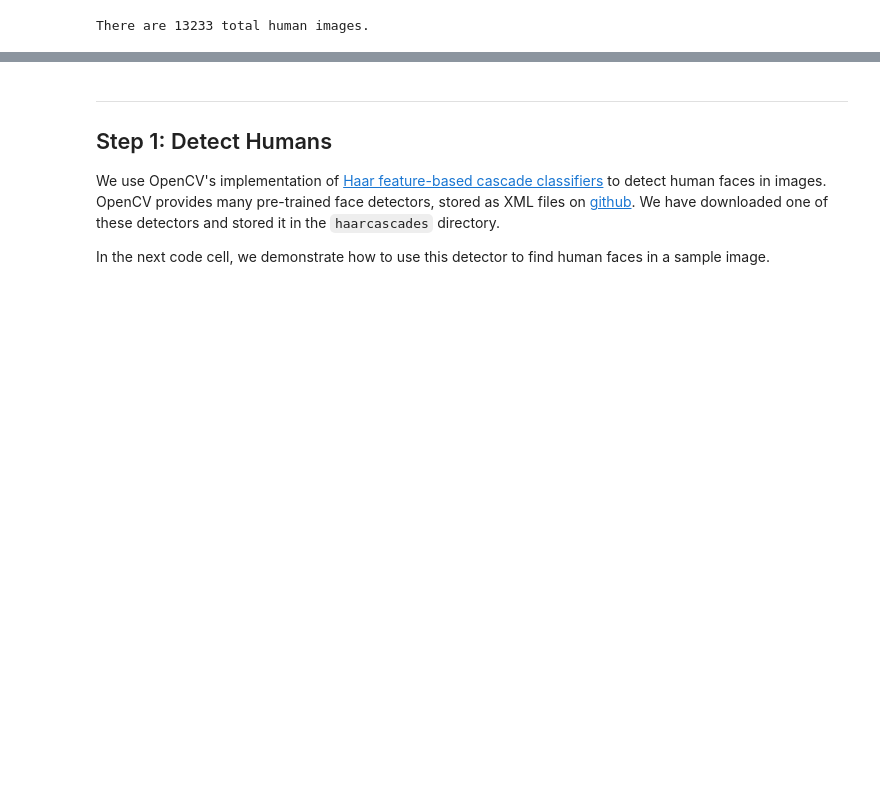
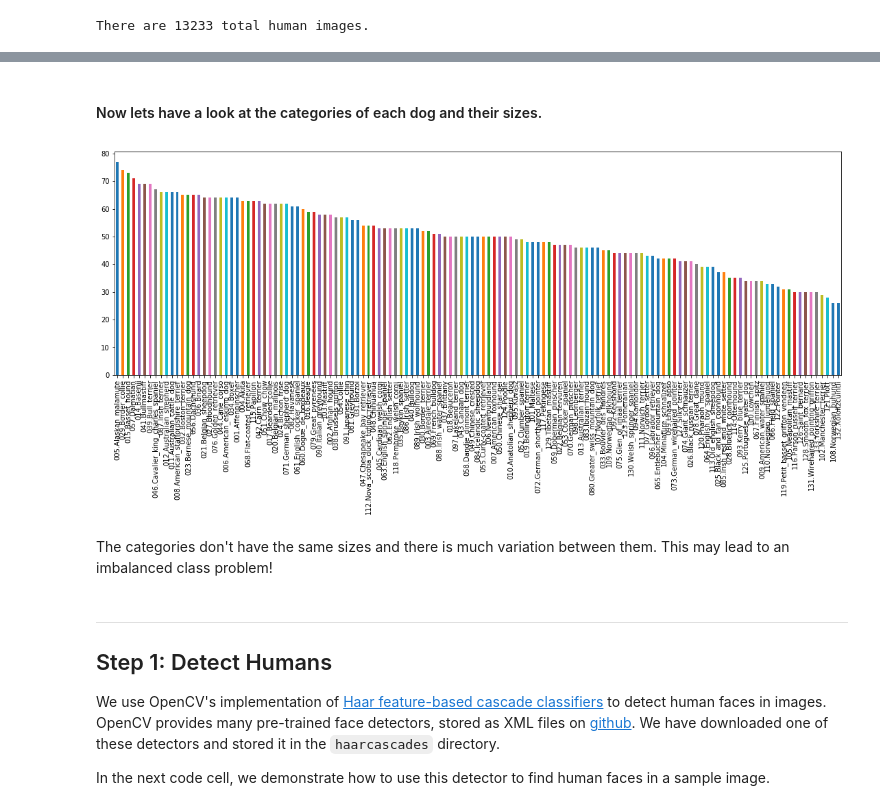
Before and after one commit to maazh/dog-breed-classifier, a Jupyter notebook: dog_app.ipynb, the cells around one changed output, grey strips where cells are left out. Cells and saved outputs as stored; diff of their text form; code cells hidden in the pictures; blank space fills up the shorter version.

```diff
--- a/dog_app.ipynb
+++ b/dog_app.ipynb
@@ -110,3 +149,17 @@ There are 13233 total human images.
+# %% [markdown]
+#### Now lets have a look at the categories of each dog and their sizes.
+# %%
+dog_files_cat = list(train_files)
+dog_files_cat.sort()
+category_count = []
+for dog_fil in dog_files_cat:
+    category_count.append(dog_fil.split('/')[-2])
+category_count = pd.Series(category_count)
+category_count.value_counts().plot.bar(figsize=(19,6));
+# %% [output]
+[figure, added]
+# %% [markdown]
+The categories don't have the same sizes and there is much variation between them. This may lead to an imbalanced class problem!
 # %% [markdown]
 ---
 <a id='step1'></a>
```
Also changed, not shown: parts of 27 cells of this notebook.
